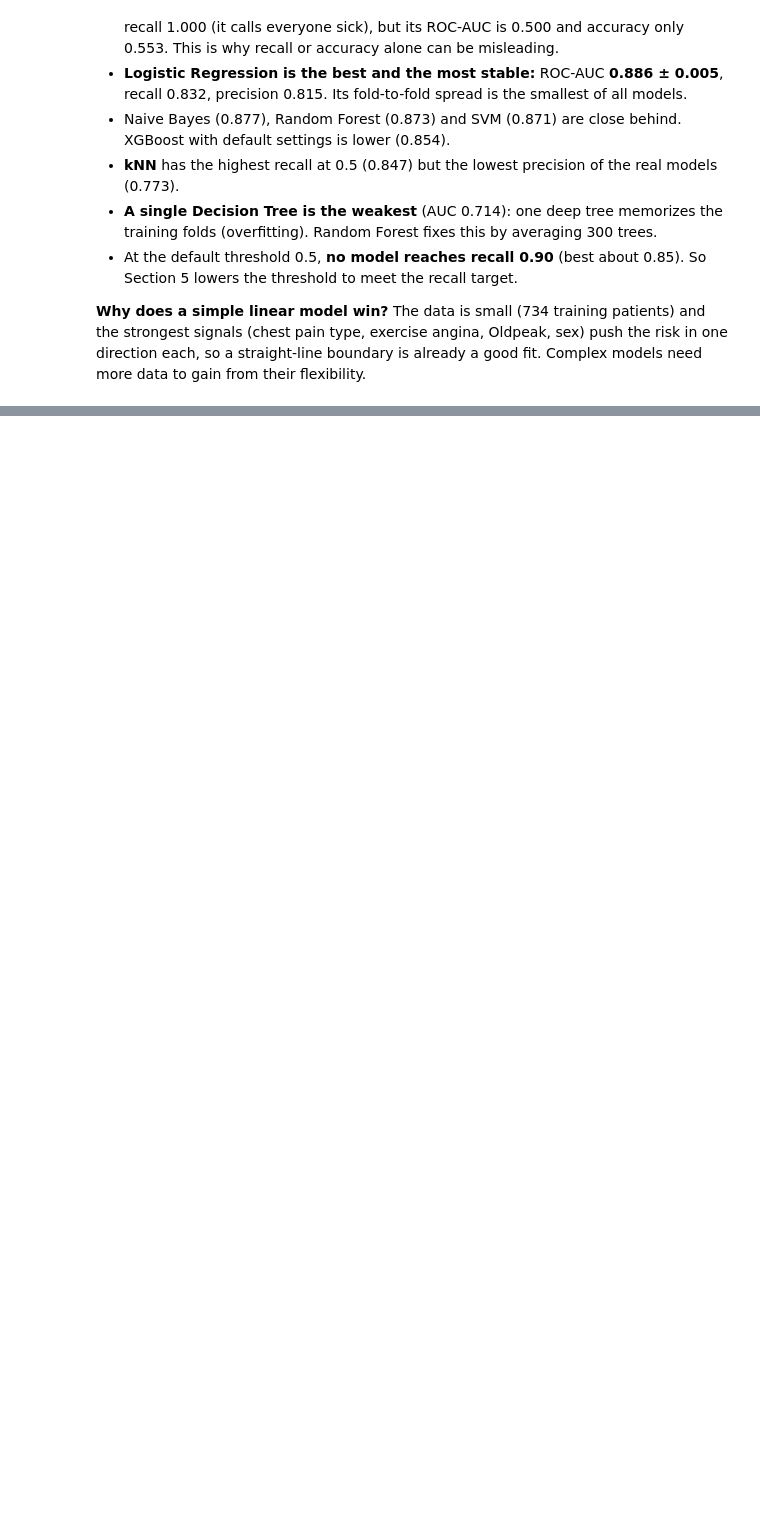
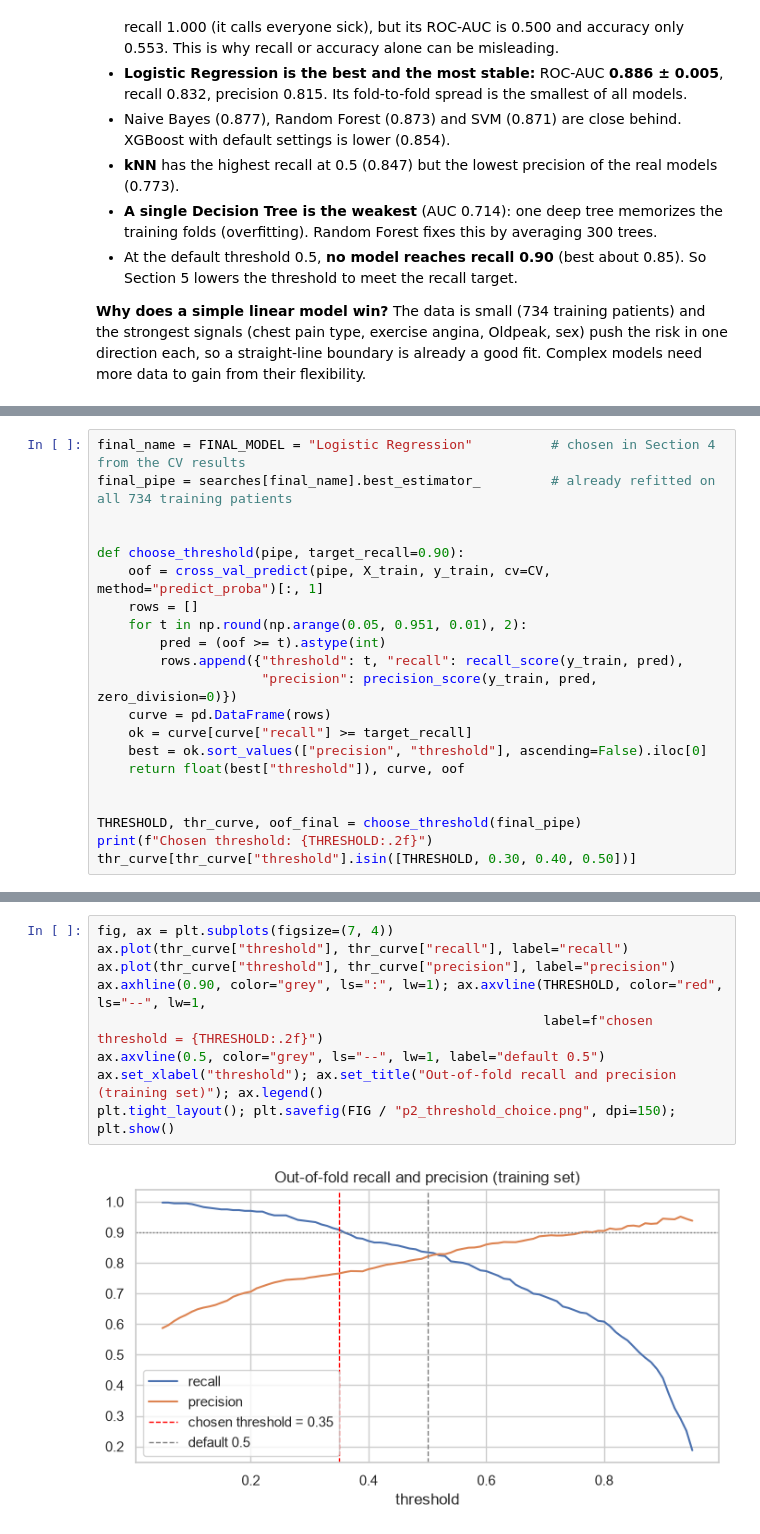
Before and after one commit to Razamirxa/heart-disease-risk, a Jupyter notebook: notebooks/02_modeling_pipeline.ipynb, the cells around one changed output, grey strips where cells are left out. Cells and saved outputs as stored; diff of their text form; blank space fills up the shorter version.

```diff
--- a/notebooks/02_modeling_pipeline.ipynb
+++ b/notebooks/02_modeling_pipeline.ipynb
@@ -278,0 +420,21 @@ plt.tight_layout(); plt.savefig(FIG / "p2_cv_model_comparison.png", dpi=150); pl
+# %%
+final_name = FINAL_MODEL = "Logistic Regression"          # chosen in Section 4 from the CV results
+final_pipe = searches[final_name].best_estimator_         # already refitted on all 734 training patients
+
+
+def choose_threshold(pipe, target_recall=0.90):
+    oof = cross_val_predict(pipe, X_train, y_train, cv=CV, method="predict_proba")[:, 1]
+    rows = []
+    for t in np.round(np.arange(0.05, 0.951, 0.01), 2):
+        pred = (oof >= t).astype(int)
+        rows.append({"threshold": t, "recall": recall_score(y_train, pred),
+                     "precision": precision_score(y_train, pred, zero_division=0)})
+    curve = pd.DataFrame(rows)
+    ok = curve[curve["recall"] >= target_recall]
+    best = ok.sort_values(["precision", "threshold"], ascending=False).iloc[0]
+    return float(best["threshold"]), curve, oof
+
+
+THRESHOLD, thr_curve, oof_final = choose_threshold(final_pipe)
+print(f"Chosen threshold: {THRESHOLD:.2f}")
+thr_curve[thr_curve["threshold"].isin([THRESHOLD, 0.30, 0.40, 0.50])]
@@ -278,0 +448,11 @@ plt.tight_layout(); plt.savefig(FIG / "p2_cv_model_comparison.png", dpi=150); pl
+# %%
+fig, ax = plt.subplots(figsize=(7, 4))
+ax.plot(thr_curve["threshold"], thr_curve["recall"], label="recall")
+ax.plot(thr_curve["threshold"], thr_curve["precision"], label="precision")
+ax.axhline(0.90, color="grey", ls=":", lw=1); ax.axvline(THRESHOLD, color="red", ls="--", lw=1,
+                                                         label=f"chosen threshold = {THRESHOLD:.2f}")
+ax.axvline(0.5, color="grey", ls="--", lw=1, label="default 0.5")
+ax.set_xlabel("threshold"); ax.set_title("Out-of-fold recall and precision (training set)"); ax.legend()
+plt.tight_layout(); plt.savefig(FIG / "p2_threshold_choice.png", dpi=150); plt.show()
+# %% [output]
+[figure, added]
```
Also changed, not shown: parts of 18 cells of this notebook, 5 other files.
